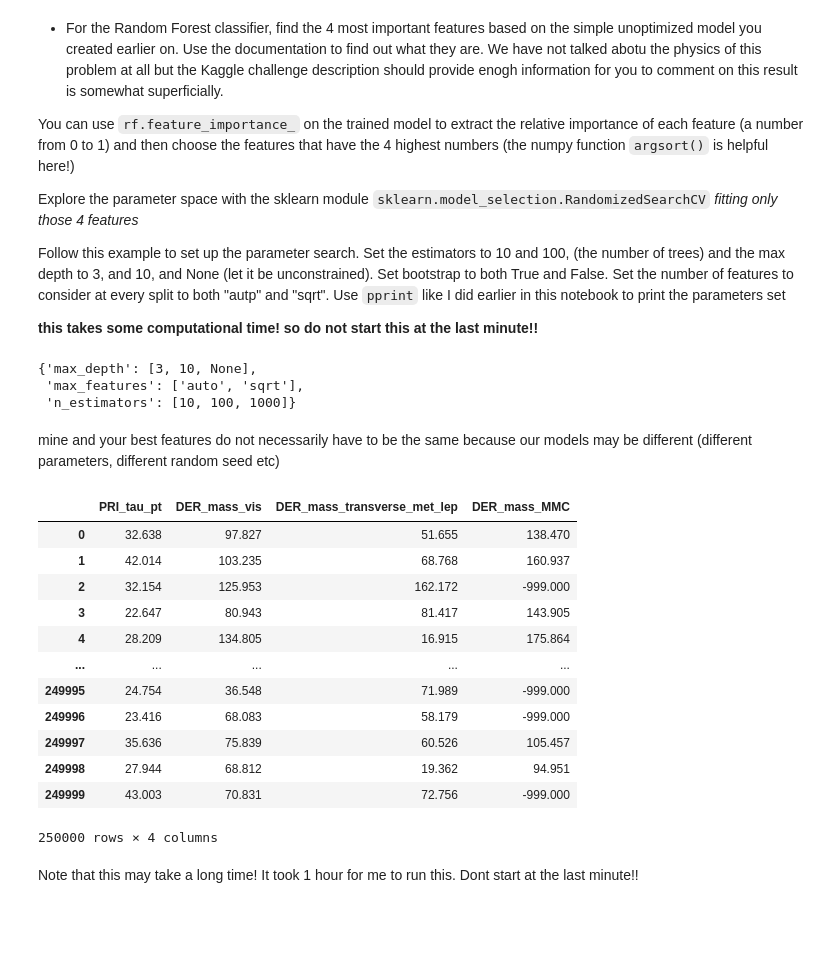
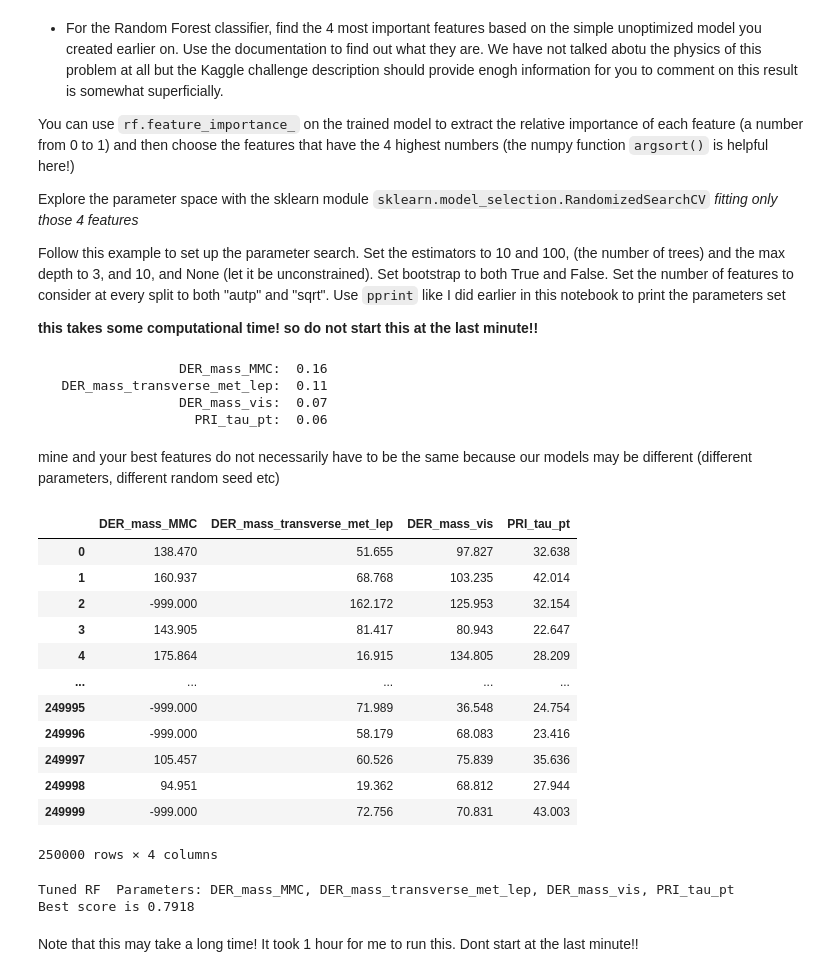
Before and after one commit to TedFess/DSPS_tFessaras, a Jupyter notebook: HW9/higgsbosonSearch_tFessaras.ipynb, the cells around one changed output. Drawn from its saved outputs; the diff is of its cells as text; code cells hidden in the pictures; blank space fills up the shorter version.

````diff
--- a/HW9/higgsbosonSearch_tFessaras.ipynb
+++ b/HW9/higgsbosonSearch_tFessaras.ipynb
@@ -270,7 +301,5 @@ traindata_weights, testdata_weights, train_weights, test_weights = ...
+# %%
+trainWeights, testWeights = weights[trainData.index], weights[testData.index]
 # %%
-from sklearn.ensemble import RandomForestRegressor
-rfR = RandomForestRegressor(n_estimators=100, max_depth=3,
-                                  random_state=0)
-rfR.fit(...)
-gbtR = ...
-gbtR.fit(...)
+rfR = RandomForestRegressor(n_estimators=100, max_depth=3, random_state=0)
+rfR.fit(trainData, trainWeights)
@@ -276,0 +314,3 @@ gbtR.fit(...)
+# %%
+gbtR = GradientBoostingRegressor(n_estimators=100, max_depth=3, random_state=0)
+gbtR.fit(trainData, trainWeights)
@@ -291,9 +354,14 @@
 Follow this example to set up the parameter search. Set the estimators to 10 and 100, (the number of trees) and the max depth to 3, and 10, and None (let it be unconstrained). Set bootstrap to both True and False. Set the number of features to consider at every split to both "autp" and "sqrt". Use ```pprint``` like I did earlier in this notebook to print the parameters set
 
 **this takes some computational time! so do not start this at the last minute!!**
-# %%
-pprint(random_grid)
-# %% [output]
-{'max_depth': [3, 10, None],
- 'max_features': ['auto', 'sqrt'],
- 'n_estimators': [10, 100, 1000]}
+# %%
+importances = [(i, j) for i, j in zip(trainData.columns, rf.feature_importances_)]
+importances.sort(key = lambda x: x[1], reverse = True)
+for i in range(4):
+  print("%30.30s:\t %.2f" % importances[i])
+bestFeatures = [importances[i][0] for i in range(4)]
+# %% [output]
+                  DER_mass_MMC:  0.16
+   DER_mass_transverse_met_lep:  0.11
+                  DER_mass_vis:  0.07
+                    PRI_tau_pt:  0.06
@@ -300,27 +370,38 @@ pprint(random_grid)
 # %% [markdown]
  mine and your best features do not necessarily have to be the same because our models may be different (different parameters, different random seed etc)
-# %%
-higgsdata.iloc[:, best_features_index]
-# %% [output]
-|  | PRI_tau_pt | DER_mass_vis | DER_mass_transverse_met_lep | DER_mass_MMC |
-| 0 | 32.638 | 97.827 | 51.655 | 138.470 |
-| 1 | 42.014 | 103.235 | 68.768 | 160.937 |
-| 2 | 32.154 | 125.953 | 162.172 | -999.000 |
-| 3 | 22.647 | 80.943 | 81.417 | 143.905 |
-| 4 | 28.209 | 134.805 | 16.915 | 175.864 |
-| ... | ... | ... | ... | ... |
-| 249995 | 24.754 | 36.548 | 71.989 | -999.000 |
-| 249996 | 23.416 | 68.083 | 58.179 | -999.000 |
-| 249997 | 35.636 | 75.839 | 60.526 | 105.457 |
-| 249998 | 27.944 | 68.812 | 19.362 | 94.951 |
-| 249999 | 43.003 | 70.831 | 72.756 | -999.000 |
-250000 rows × 4 columns
+# %%
+higgsdata[bestFeatures]
+# %% [output]
+|  | DER_mass_MMC | DER_mass_transverse_met_lep | DER_mass_vis | PRI_tau_pt |
+| 0 | 138.470 | 51.655 | 97.827 | 32.638 |
+| 1 | 160.937 | 68.768 | 103.235 | 42.014 |
+| 2 | -999.000 | 162.172 | 125.953 | 32.154 |
+| 3 | 143.905 | 81.417 | 80.943 | 22.647 |
+| 4 | 175.864 | 16.915 | 134.805 | 28.209 |
+| ... | ... | ... | ... | ... |
+| 249995 | -999.000 | 71.989 | 36.548 | 24.754 |
+| 249996 | -999.000 | 58.179 | 68.083 | 23.416 |
+| 249997 | 105.457 | 60.526 | 75.839 | 35.636 |
+| 249998 | 94.951 | 19.362 | 68.812 | 27.944 |
+| 249999 | -999.000 | 72.756 | 70.831 | 43.003 |
+250000 rows × 4 columns
 # %%
+
+
 # Use the random grid to search for best hyperparameters
 # First create the base model to tune
 # Random search of parameters, using 3 fold cross validation,
 # search across 18 different combinations
-random_search = RandomizedSearchCV(estimator = rf, param_distributions=random_grid,
-                                   n_iter=1, cv=3, iid=False)
+from sklearn.model_selection import RandomizedSearchCV
+
+random_search = RandomizedSearchCV(estimator = rf, param_distributions=random_grid, n_iter=1, cv=3, iid=False)
+random_search.fit(higgsdata[bestFeatures], labels);
+
+scores = random_search.cv_results_['split0_test_score'][0], random_search.cv_results_['split1_test_score'][0], random_search.cv_results_['split2_test_score'][0]
+print("Tuned RF  Parameters: %s, %s, %s, %s" % (bestFeatures[0], bestFeatures[1], bestFeatures[2], bestFeatures[3]))
+print("Best score is %.4f" % max(scores))
+# %% [output]
+Tuned RF  Parameters: DER_mass_MMC, DER_mass_transverse_met_lep, DER_mass_vis, PRI_tau_pt
+Best score is 0.7918
 # %% [markdown]
 Note that this may take a long time! It took 1 hour for me to run this. Dont start at the last minute!!
````
Also changed, not shown: parts of 29 cells of this notebook.
